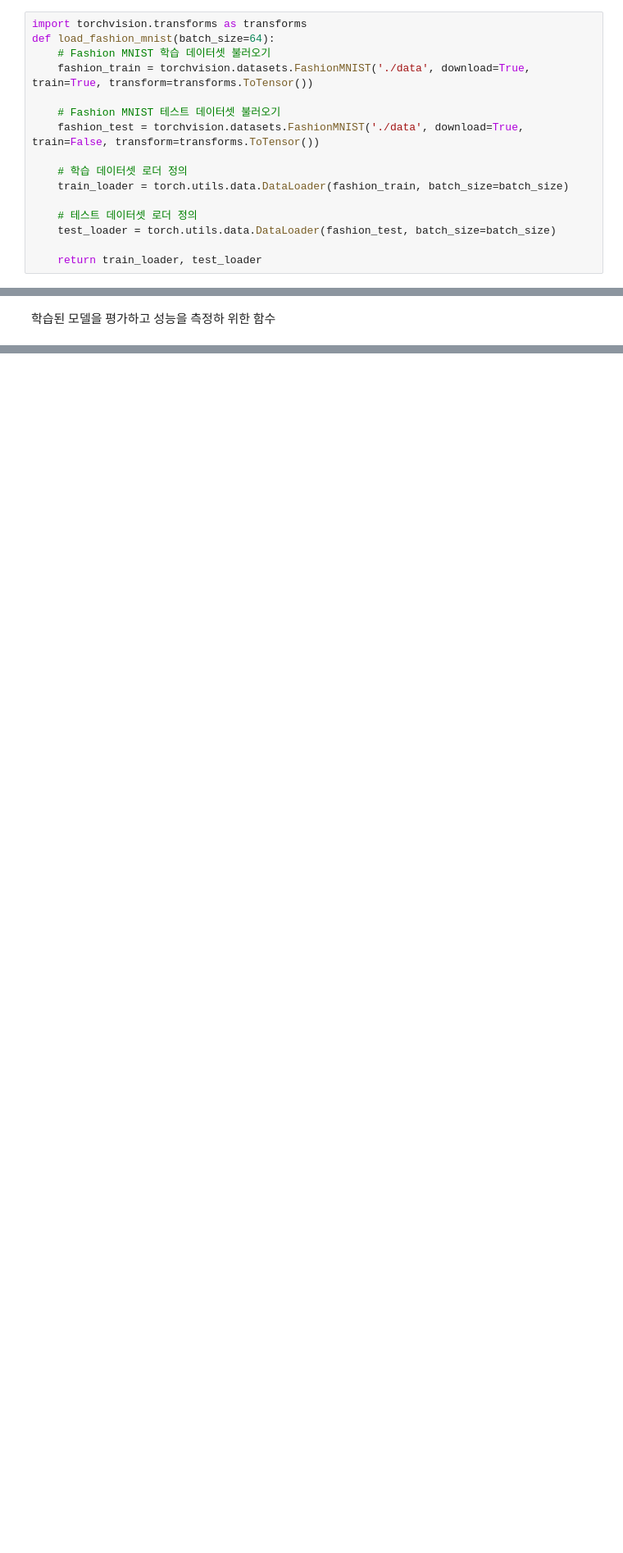
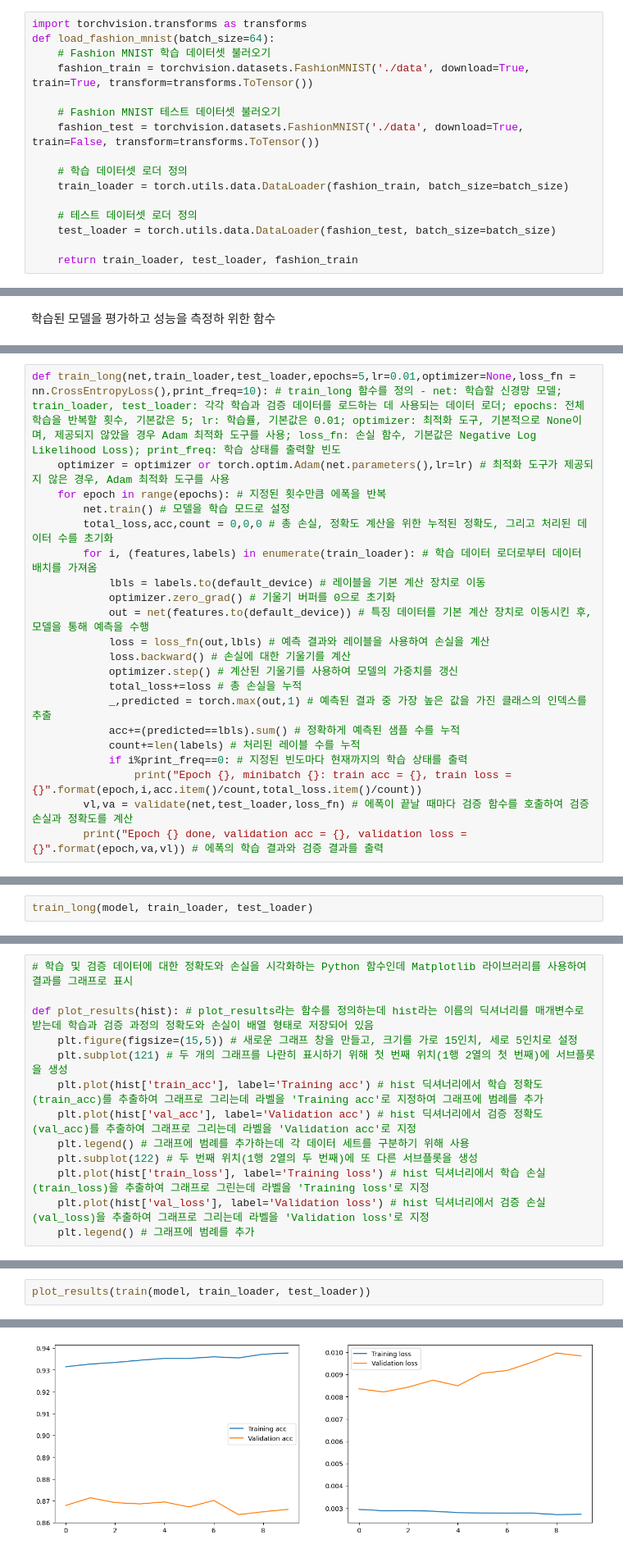
Before and after one commit to Konkuk-Univ-Glocal-Campus/introai202401-midterm-Rivia25, a Jupyter notebook: test.ipynb, the cells around one changed output, grey strips where cells are left out. Shown at 82% size. Saved outputs shown, nothing was run; the diff lists cells and outputs as text; blank space fills up the shorter version.

```diff
--- a/test.ipynb
+++ b/test.ipynb
@@ -62,7 +62,7 @@ def load_fashion_mnist(batch_size=64):
     # 테스트 데이터셋 로더 정의
     test_loader = torch.utils.data.DataLoader(fashion_test, batch_size=batch_size)
 
-    return train_loader, test_loader
+    return train_loader, test_loader, fashion_train
 # %% [markdown]
 우선 fashion-MNIST 데이터셋을 사용하여 정보들을 불러옵니다.
 # %%
@@ -198,0 +263,21 @@ Validation Loss: 0.004745025634765625, Validation Accuracy: 0.8922833333333333
+# %%
+def train_long(net,train_loader,test_loader,epochs=5,lr=0.01,optimizer=None,loss_fn = nn.CrossEntropyLoss(),print_freq=10): # train_long 함수를 정의 - net: 학습할 신경망 모델; train_loader, test_loader: 각각 학습과 검증 데이터를 로드하는 데 사용되는 데이터 로더; epochs: 전체 학습을 반복할 횟수, 기본값은 5; lr: 학습률, 기본값은 0.01; optimizer: 최적화 도구, 기본적으로 None이며, 제공되지 않았을 경우 Adam 최적화 도구를 사용; loss_fn: 손실 함수, 기본값은 Negative Log Likelihood Loss); print_freq: 학습 상태를 출력할 빈도
+    optimizer = optimizer or torch.optim.Adam(net.parameters(),lr=lr) # 최적화 도구가 제공되지 않은 경우, Adam 최적화 도구를 사용
+    for epoch in range(epochs): # 지정된 횟수만큼 에폭을 반복
+        net.train() # 모델을 학습 모드로 설정
+        total_loss,acc,count = 0,0,0 # 총 손실, 정확도 계산을 위한 누적된 정확도, 그리고 처리된 데이터 수를 초기화
+        for i, (features,labels) in enumerate(train_loader): # 학습 데이터 로더로부터 데이터 배치를 가져옴
+            lbls = labels.to(default_device) # 레이블을 기본 계산 장치로 이동
+            optimizer.zero_grad() # 기울기 버퍼를 0으로 초기화
+            out = net(features.to(default_device)) # 특징 데이터를 기본 계산 장치로 이동시킨 후, 모델을 통해 예측을 수행
+            loss = loss_fn(out,lbls) # 예측 결과와 레이블을 사용하여 손실을 계산
+            loss.backward() # 손실에 대한 기울기를 계산
+            optimizer.step() # 계산된 기울기를 사용하여 모델의 가중치를 갱신
+            total_loss+=loss # 총 손실을 누적
+            _,predicted = torch.max(out,1) # 예측된 결과 중 가장 높은 값을 가진 클래스의 인덱스를 추출
+            acc+=(predicted==lbls).sum() # 정확하게 예측된 샘플 수를 누적
+            count+=len(labels) # 처리된 레이블 수를 누적
+            if i%print_freq==0: # 지정된 빈도마다 현재까지의 학습 상태를 출력
+                print("Epoch {}, minibatch {}: train acc = {}, train loss = {}".format(epoch,i,acc.item()/count,total_loss.item()/count))
+        vl,va = validate(net,test_loader,loss_fn) # 에폭이 끝날 때마다 검증 함수를 호출하여 검증 손실과 정확도를 계산
+        print("Epoch {} done, validation acc = {}, validation loss = {}".format(epoch,va,vl)) # 에폭의 학습 결과와 검증 결과를 출력
@@ -198,0 +286,2 @@ Validation Loss: 0.004745025634765625, Validation Accuracy: 0.8922833333333333
+# %%
+train_long(model, train_loader, test_loader)
@@ -198,0 +312,13 @@ Validation Loss: 0.004745025634765625, Validation Accuracy: 0.8922833333333333
+# %%
+# 학습 및 검증 데이터에 대한 정확도와 손실을 시각화하는 Python 함수인데 Matplotlib 라이브러리를 사용하여 결과를 그래프로 표시
+
+def plot_results(hist): # plot_results라는 함수를 정의하는데 hist라는 이름의 딕셔너리를 매개변수로 받는데 학습과 검증 과정의 정확도와 손실이 배열 형태로 저장되어 있음
+    plt.figure(figsize=(15,5)) # 새로운 그래프 창을 만들고, 크기를 가로 15인치, 세로 5인치로 설정
+    plt.subplot(121) # 두 개의 그래프를 나란히 표시하기 위해 첫 번째 위치(1행 2열의 첫 번째)에 서브플롯을 생성
+    plt.plot(hist['train_acc'], label='Training acc') # hist 딕셔너리에서 학습 정확도(train_acc)를 추출하여 그래프로 그리는데 라벨을 'Training acc'로 지정하여 그래프에 범례를 추가
+    plt.plot(hist['val_acc'], label='Validation acc') # hist 딕셔너리에서 검증 정확도(val_acc)를 추출하여 그래프로 그리는데 라벨을 'Validation acc'로 지정
+    plt.legend() # 그래프에 범례를 추가하는데 각 데이터 세트를 구분하기 위해 사용
+    plt.subplot(122) # 두 번째 위치(1행 2열의 두 번째)에 또 다른 서브플롯을 생성
+    plt.plot(hist['train_loss'], label='Training loss') # hist 딕셔너리에서 학습 손실(train_loss)을 추출하여 그래프로 그린는데 라벨을 'Training loss'로 지정
+    plt.plot(hist['val_loss'], label='Validation loss') # hist 딕셔너리에서 검증 손실(val_loss)을 추출하여 그래프로 그리는데 라벨을 'Validation loss'로 지정
+    plt.legend() # 그래프에 범례를 추가
@@ -198,0 +327,3 @@ Validation Loss: 0.004745025634765625, Validation Accuracy: 0.8922833333333333
+# %%
+plot_results(train(model, train_loader, test_loader))
+# %% [output]
@@ -198,0 +340 @@ Validation Loss: 0.004745025634765625, Validation Accuracy: 0.8922833333333333
+[figure, added]
```
Also changed, not shown: parts of 24 cells of this notebook.
